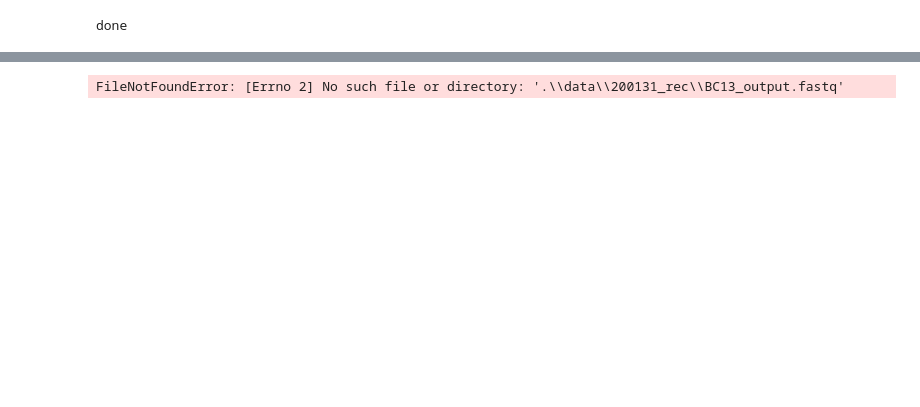
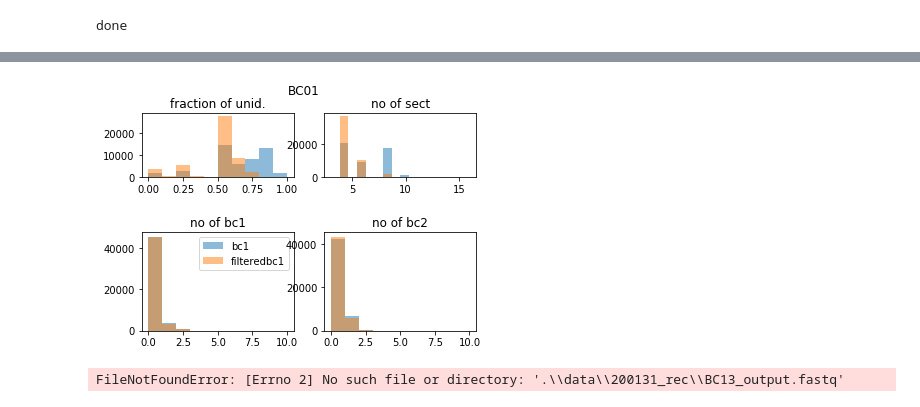
Before and after one commit to dr3y/andreys_np_tools, a Jupyter notebook: edlib_findbcodes.ipynb, the cells around one changed output, grey strips where cells are left out. Saved outputs shown, nothing was run; the diff lists cells and outputs as text; code cells hidden in the pictures; blank space fills up the shorter version.

```diff
--- a/edlib_findbcodes.ipynb
+++ b/edlib_findbcodes.ipynb
@@ -74,3 +82,19 @@ from nanopore_scripts import *
 print("done")
 # %% [output]
 done
+# %%
+fnameaddendum = os.path.join(".","data","200131_rec","{}_output.fastq")
+
+inputdescription = os.path.join(".","input","191115_input.csv")
+
+inpath = fnameaddendum.format("BC01")
+infile = open(inpath,"r")
+sequences = FastqGeneralIterator(infile)
+sim=False
+
+if(sim):
+    sequences = [a[0] for a in sequences]
+
+slist, rslist = identifyRecords(sequences,bcorder2,thresh=0.58)
+makePlots1(slist,rslist)
+print("done")
@@ -76,0 +103,68 @@ done
+# %%
+import matplotlib.pyplot as plt
+import numpy as np
+
+print(len(slist))
+print(len(rslist))
+
+def makePlots1(slist,rslist):
+    len1list = []
+    scount = []
+    bc1ct1 = []
+    bc2ct1 = []
+    for unit in slist:
+        len1list+=[len(unit)]
+        if(not(len(unit)==0)):
+            scount+=[float(unit.count("unidentified"))/len(unit)]
+        else:
+            scount+=[1000]
+        bc1ct1 +=[unit.count("bc1")]
+        bc2ct1 +=[unit.count("bc2")]
+
+    len2list=[]
+    rscount = []
+    bc1ct2 = []
+    bc2ct2 = []
+    for unit in rslist:
+        len2list+=[len(unit)]
+        if(not(len(unit)==0)):
+            rscount+=[float(unit.count("unidentified"))/len(unit)]
+        else:
+            rscount+=[1000]
+        bc1ct2 +=[unit.count("bc1")]
+        bc2ct2 +=[unit.count("bc2")]
+
+    plt.subplot(321)
+    bins = np.linspace(0, 1.0, 11)
+    plt.title("fraction of unid.")
+    plt.hist(scount, bins, alpha=0.5, label='id frac')
+    plt.hist(rscount, bins, alpha=0.5, label='filtered id frac')
+    #plt.legend(loc='upper left')
+
+    plt.subplot(223)
+    bins = np.linspace(0, 10.0,11)
+    plt.title("no of bc1")
+    plt.hist(bc1ct1, bins, alpha=0.5, label='bc1')
+    plt.hist(bc1ct2, bins, alpha=0.5, label='filteredbc1')
+    plt.legend(loc='upper right')
+
+    plt.subplot(224)
+    plt.title("no of bc2")
+    plt.hist(bc2ct1, bins, alpha=0.5, label='bc2')
+    plt.hist(bc2ct2, bins, alpha=0.5, label='filteredbc2')
+    #plt.legend(loc='upper left')
+
+    plt.subplot(322)
+    bins = np.linspace(3, 16.0,17)
+    plt.title("no of sect")
+    plt.hist(len1list, bins, alpha=0.5, label='unfiltered')
+    plt.hist(len2list, bins, alpha=0.5, label='filtered')
+    #plt.legend(loc='upper left')
+    figtitle = os.path.split(inpath)[1].split("_")[0]
+    plt.suptitle(figtitle)
+    plt.show()
+makePlots1(slist,rslist)
+
+#plt.hist(scount)
+#plt.hist(rscount)
+# %% [output]
@@ -77,3 +173,4 @@ done
+[figure, added]
 # %%
 import pickle
 
```
Also changed, not shown: parts of 4 cells of this notebook, 1 other file.
